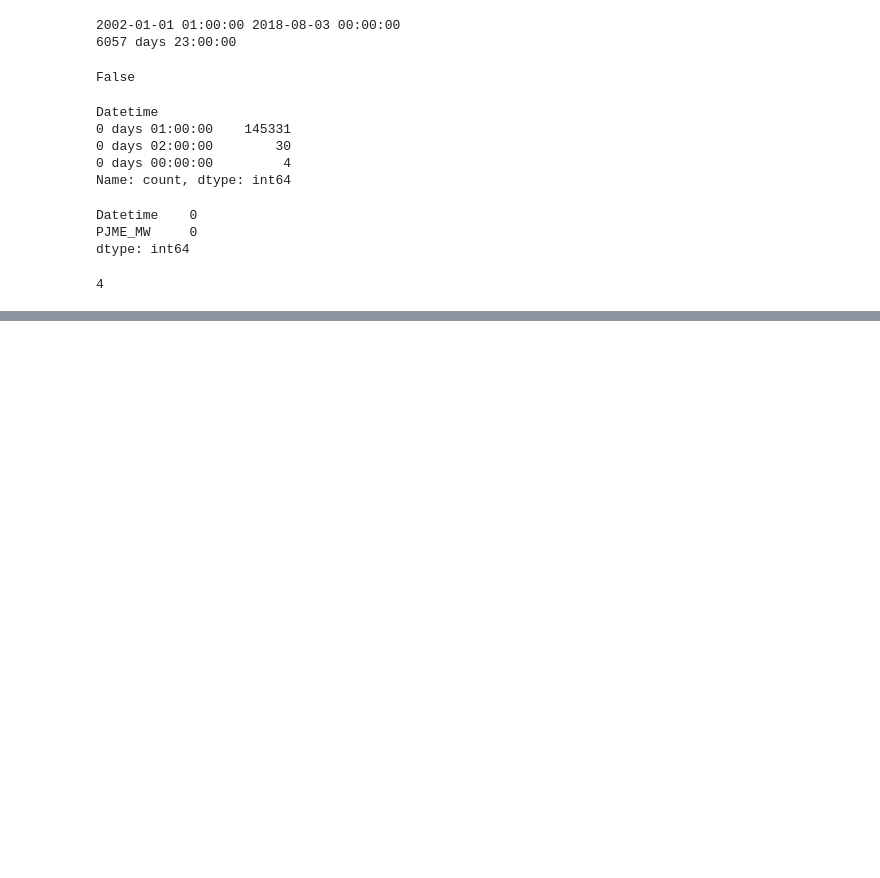
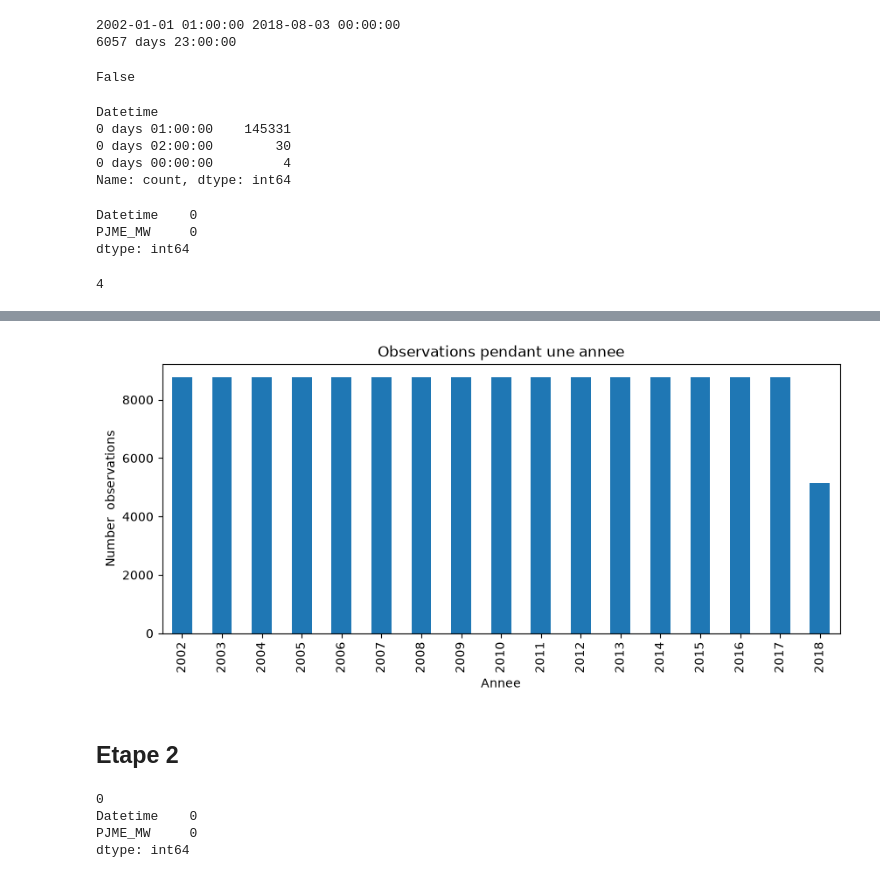
Before and after one commit to Oumohgh/electricity-demand-forecasting-azure, a Jupyter notebook: notebook.ipynb, the cells around one changed output, grey strips where cells are left out. Cells and saved outputs as stored; diff of their text form; code cells hidden in the pictures; blank space fills up the shorter version.

```diff
--- a/notebook.ipynb
+++ b/notebook.ipynb
@@ -102,0 +155,18 @@ print(series["Datetime"].duplicated().sum())
+# %%
+series["Datetime"].dt.year.value_counts().sort_index().plot(
+    kind="bar", figsize=(10, 4), title="Observations pendant une annee")
+plt.xlabel("Annee")
+plt.ylabel("Number  observations")
+plt.show()
+# %% [output]
+[figure, added]
+# %% [markdown]
+## Etape 2
+# %%
+print(series.duplicated().sum())
+print(series.isna().sum())
+# %% [output]
+0
+Datetime    0
+PJME_MW     0
+dtype: int64
```
Also changed, not shown: parts of 16 cells of this notebook.
